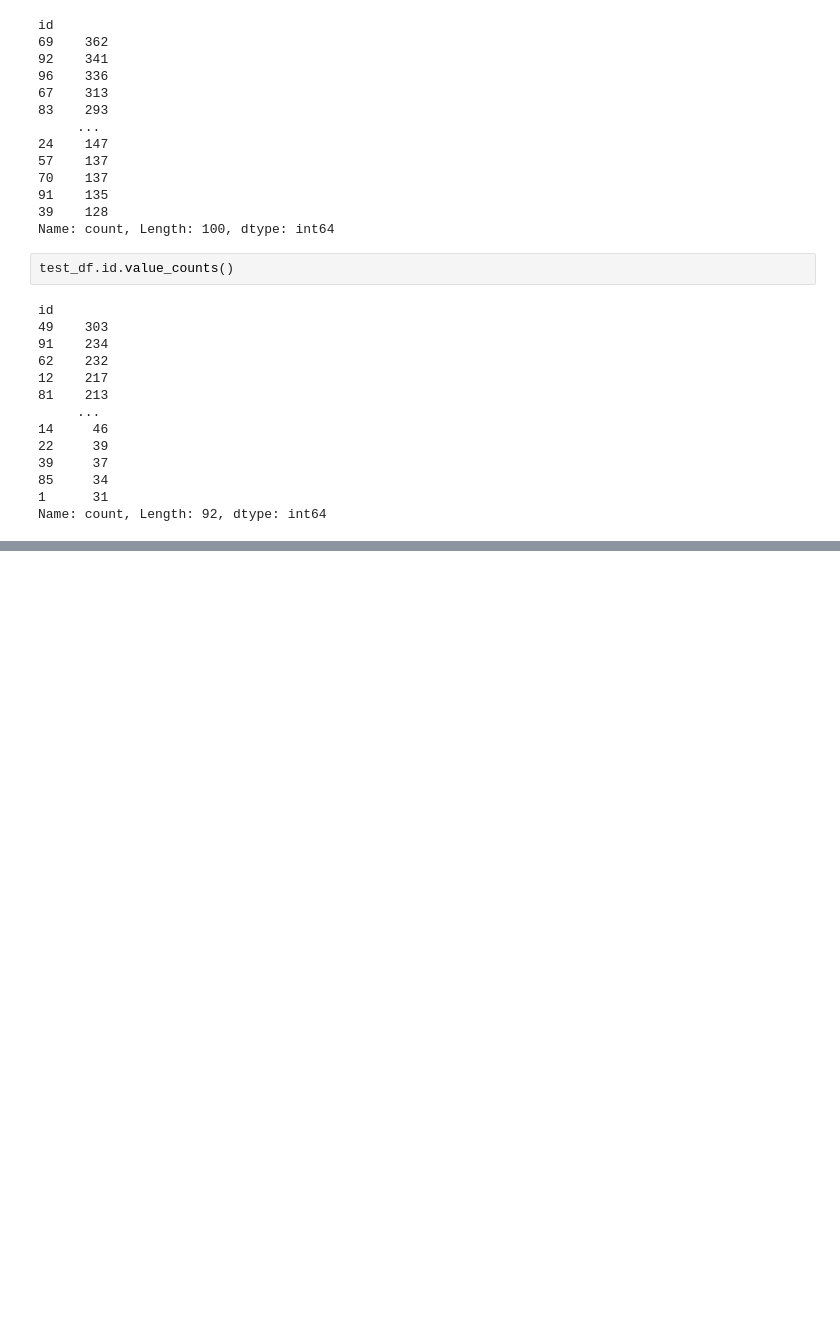
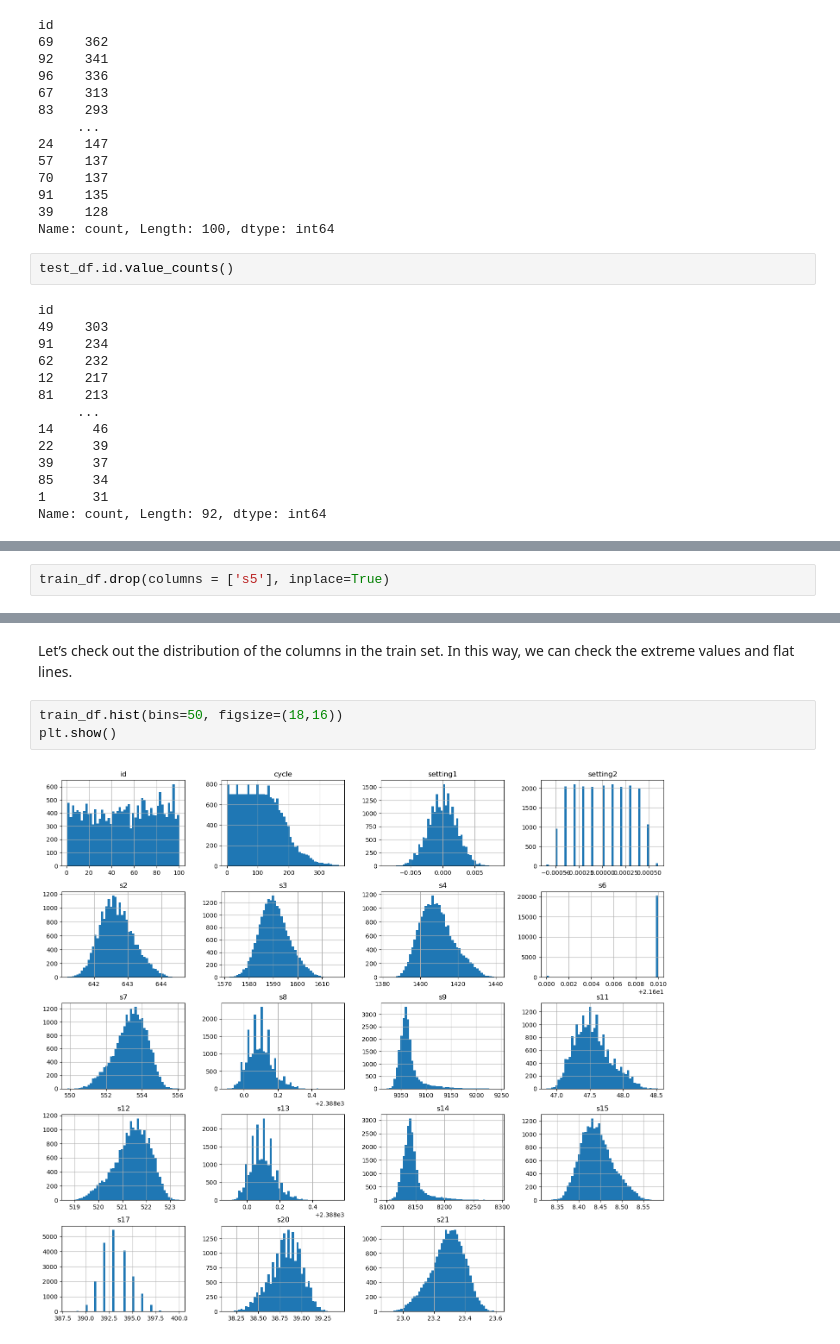
Before and after one commit to chunlkin/Aircraft-Sensor-and-Engine-Performance, a Jupyter notebook: Aircraft.ipynb, the cells around one changed output, grey strips where cells are left out. Drawn from its saved outputs; the diff is of its cells as text; blank space fills up the shorter version.

```diff
--- a/Aircraft.ipynb
+++ b/Aircraft.ipynb
@@ -195,0 +152,2 @@ This data looks like it can be run through linear regressions.
+# %%
+train_df.drop(columns = ['s5'], inplace=True)
@@ -195,0 +170,7 @@ This data looks like it can be run through linear regressions.
+# %% [markdown]
+Let’s check out the distribution of the columns in the train set. In this way, we can check the extreme values and flat lines.
+# %%
+train_df.hist(bins=50, figsize=(18,16))
+plt.show()
+# %% [output]
+[figure, added]
```
Also changed, not shown: parts of 36 cells of this notebook, 3 other files.
